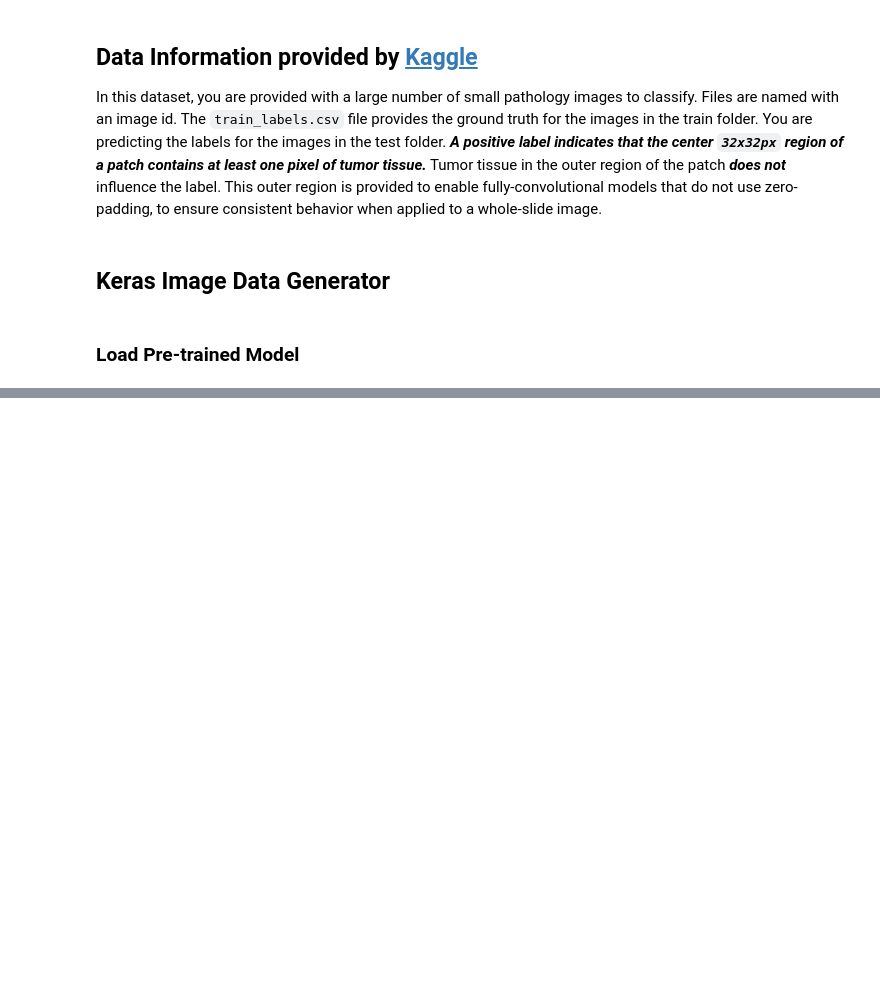
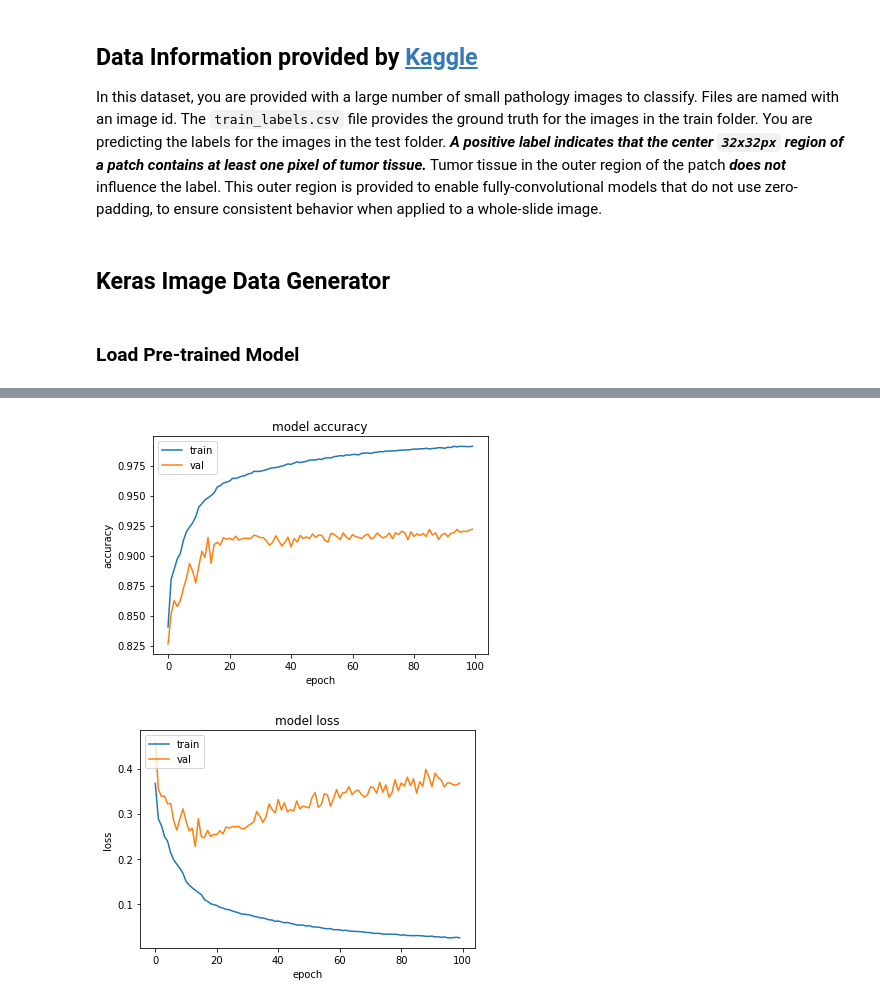
Before and after one commit to FarzamTP/Histopathologic-Cancer-Detection, a Jupyter notebook: main.ipynb, the cells around one changed output, grey strips where cells are left out. Cells and saved outputs as stored; diff of their text form; code cells hidden in the pictures; blank space fills up the shorter version.

```diff
--- a/main.ipynb
+++ b/main.ipynb
@@ -385,0 +465,6 @@ NameError: name 'predicted_classes' is not defined
+# %%
+validation_generator = valid_datagen.flow_from_directory(
+        './dataset/Cropped/valid/',
+        target_size=(32, 32),
+        batch_size=BATCH_SIZE,
+        class_mode='binary')
@@ -385,0 +534,3 @@ NameError: name 'predicted_classes' is not defined
+# %%
+model.compile(loss='binary_crossentropy', optimizer=Adam(0.0001), metrics=['accuracy'])
+model.summary()
@@ -385,0 +555,8 @@ NameError: name 'predicted_classes' is not defined
+# %%
+filepath = f"./models/{model.name}.h5"
+
+checkpoint = ModelCheckpoint(filepath, monitor='val_accuracy', verbose=1, save_best_only=True, mode='max')
+
+reduce_lr = ReduceLROnPlateau(monitor='val_accuracy', factor=0.5, patience=2, verbose=1, mode='max', min_lr=0.00001)
+
+callbacks_list = [checkpoint, reduce_lr]
@@ -385,0 +565,8 @@ NameError: name 'predicted_classes' is not defined
+# %%
+history = model.fit(
+        train_generator,
+        steps_per_epoch=np.ceil(160025 / BATCH_SIZE),
+        epochs=100,
+        validation_data=validation_generator,
+        validation_steps=np.ceil(60000 / BATCH_SIZE),
+        callbacks=callbacks_list)
@@ -385,0 +591,5 @@ NameError: name 'predicted_classes' is not defined
+# %%
+plot_loss_acc(history, model.name)
+# %% [output]
+[figure, added]
+[figure, added]
```
Also changed, not shown: parts of 24 cells of this notebook, 3 other files.
